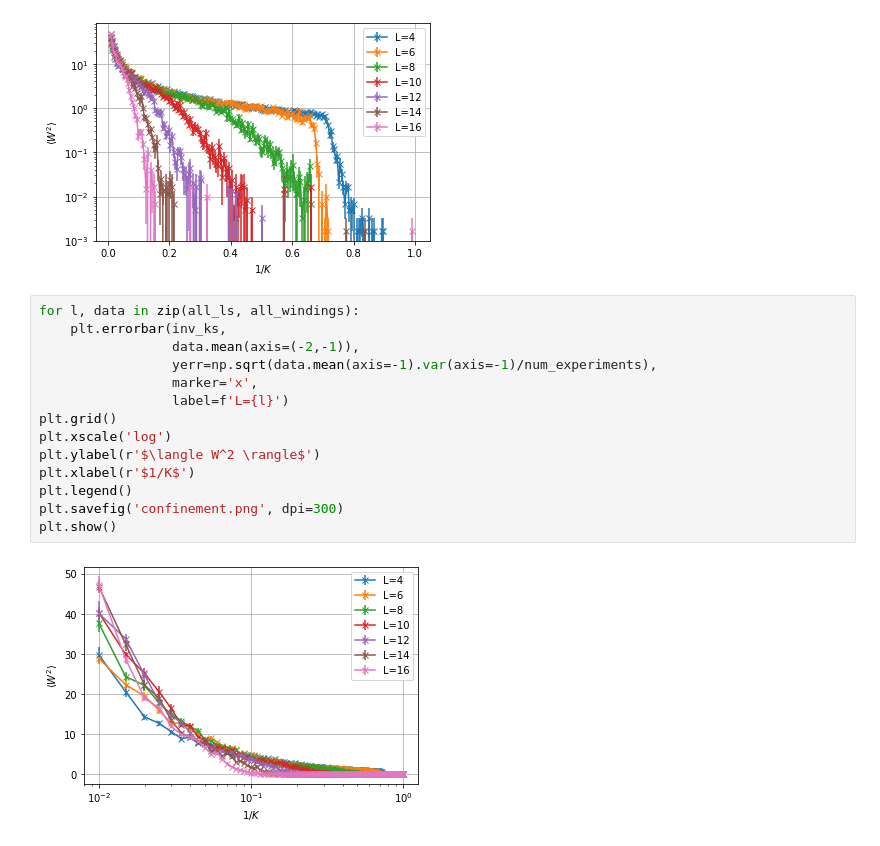
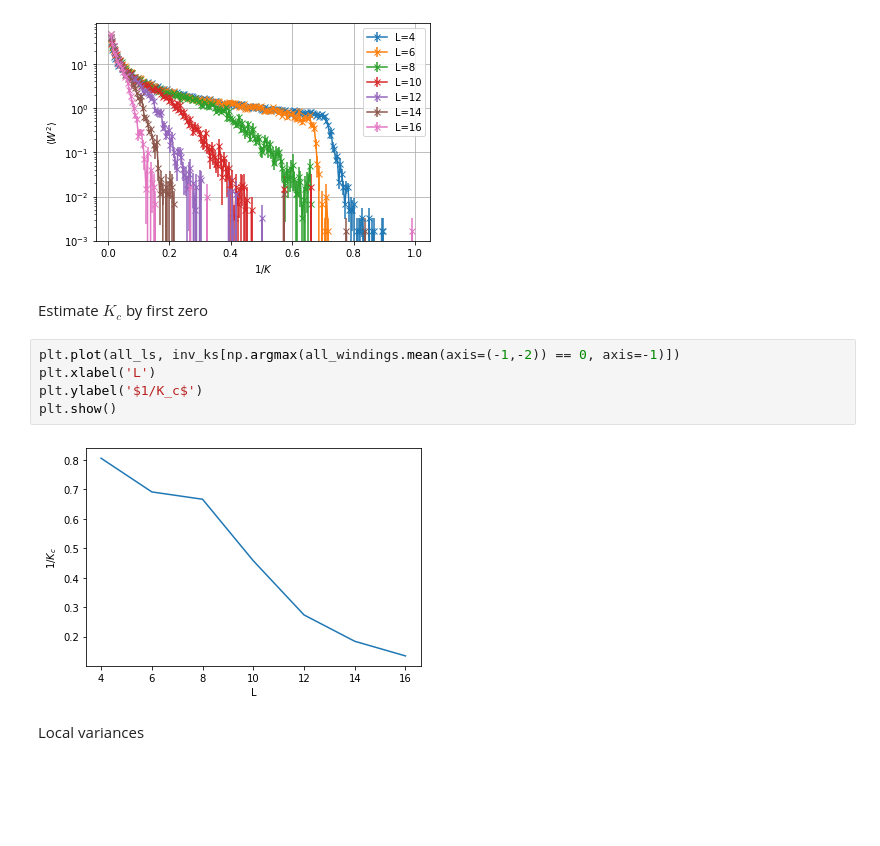
Before and after one commit to Renmusxd/PyGaugeMC, a Jupyter notebook: jupyter/EarlySim.ipynb, the cells around one changed output. Saved outputs shown, nothing was run; the diff lists cells and outputs as text; blank space fills up the shorter version.

```diff
--- a/jupyter/EarlySim.ipynb
+++ b/jupyter/EarlySim.ipynb
@@ -70,19 +70,14 @@ plt.savefig('confinement_log.png', dpi=300)
 plt.show()
 # %% [output]
 [figure]
+# %% [markdown]
+Estimate $K_c$ by first zero
 # %%
-for l, data in zip(all_ls, all_windings):
-    plt.errorbar(inv_ks,
-                 data.mean(axis=(-2,-1)),
-                 yerr=np.sqrt(data.mean(axis=-1).var(axis=-1)/num_experiments),
-                 marker='x',
-                 label=f'L={l}')
-plt.grid()
-plt.xscale('log')
-plt.ylabel(r'$\langle W^2 \rangle$')
-plt.xlabel(r'$1/K$')
-plt.legend()
-plt.savefig('confinement.png', dpi=300)
+plt.plot(all_ls, inv_ks[np.argmax(all_windings.mean(axis=(-1,-2)) == 0, axis=-1)])
+plt.xlabel('L')
+plt.ylabel('$1/K_c$')
 plt.show()
 # %% [output]
-[figure, old version]
+[figure, new version]
+# %% [markdown]
+Local variances
```
Also changed, not shown: parts of 2 cells of this notebook.
